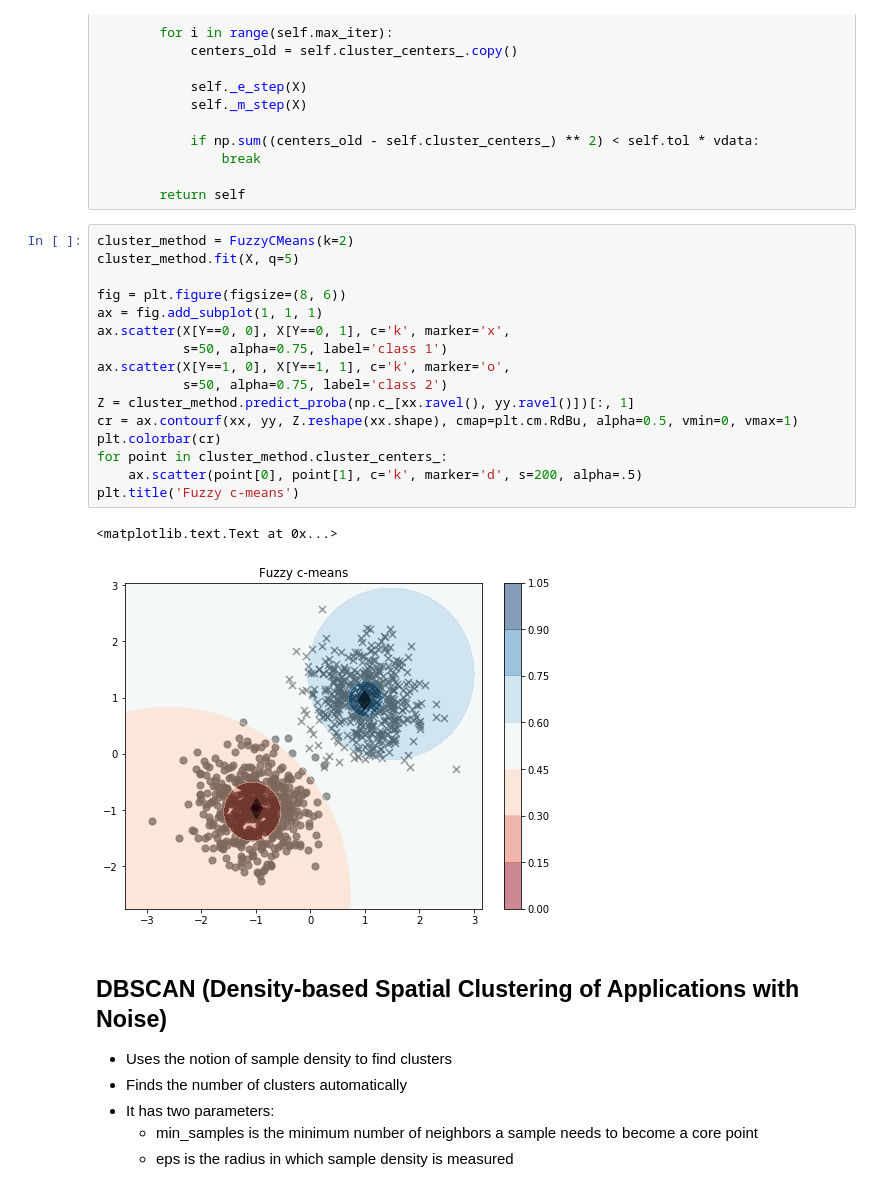
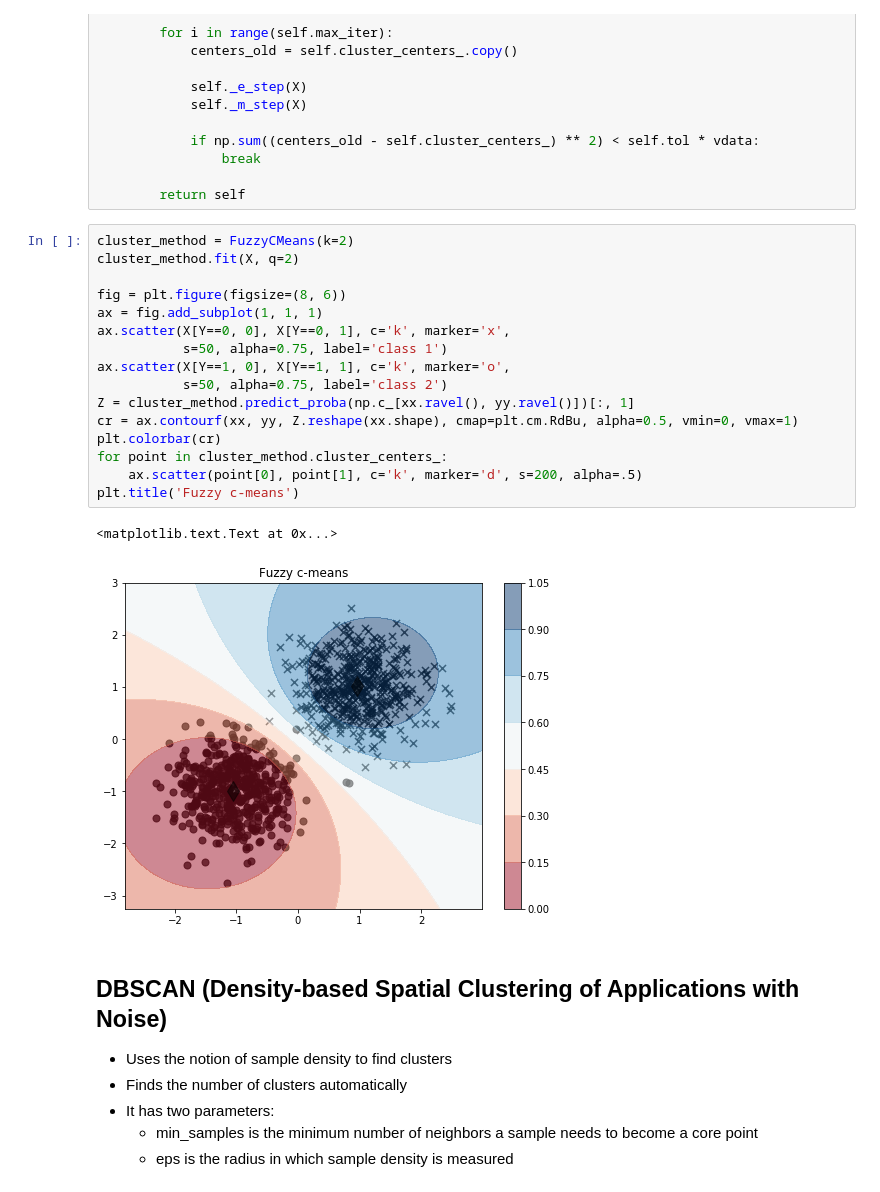
Before and after one commit to phuijse/courses_notebooks, a Jupyter notebook: notebooks/clustering.ipynb, the cells around one changed output. Cells and saved outputs as stored; diff of their text form.

```diff
--- a/notebooks/clustering.ipynb
+++ b/notebooks/clustering.ipynb
@@ -219,23 +219,23 @@ class FuzzyCMeans(KMeans_):
         return self
 # %%
 cluster_method = FuzzyCMeans(k=2)
-cluster_method.fit(X, q=5)
+cluster_method.fit(X, q=2)
 
 fig = plt.figure(figsize=(8, 6))
 ax = fig.add_subplot(1, 1, 1)
 ax.scatter(X[Y==0, 0], X[Y==0, 1], c='k', marker='x',
            s=50, alpha=0.75, label='class 1')
 ax.scatter(X[Y==1, 0], X[Y==1, 1], c='k', marker='o',
            s=50, alpha=0.75, label='class 2')
 Z = cluster_method.predict_proba(np.c_[xx.ravel(), yy.ravel()])[:, 1]
 cr = ax.contourf(xx, yy, Z.reshape(xx.shape), cmap=plt.cm.RdBu, alpha=0.5, vmin=0, vmax=1)
 plt.colorbar(cr)
 for point in cluster_method.cluster_centers_:
     ax.scatter(point[0], point[1], c='k', marker='d', s=200, alpha=.5)
 plt.title('Fuzzy c-means')
 # %% [output]
 <matplotlib.text.Text at 0x...>
-[figure, old version]
+[figure, new version]
 # %% [markdown]
 ## DBSCAN (Density-based Spatial Clustering of Applications with Noise)
 
```
Also changed, not shown: parts of 2 cells of this notebook, 2 other files.
